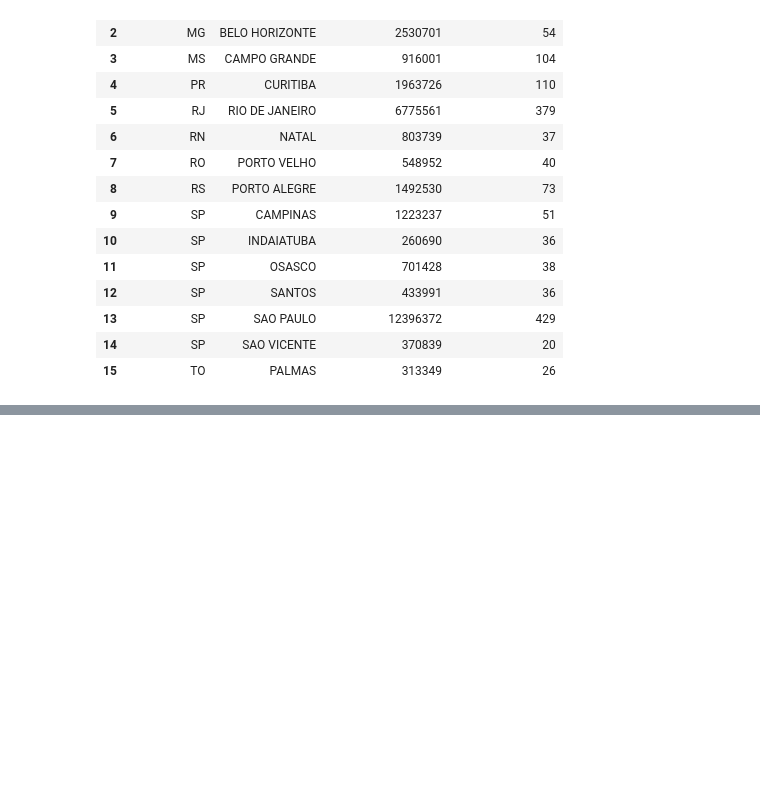
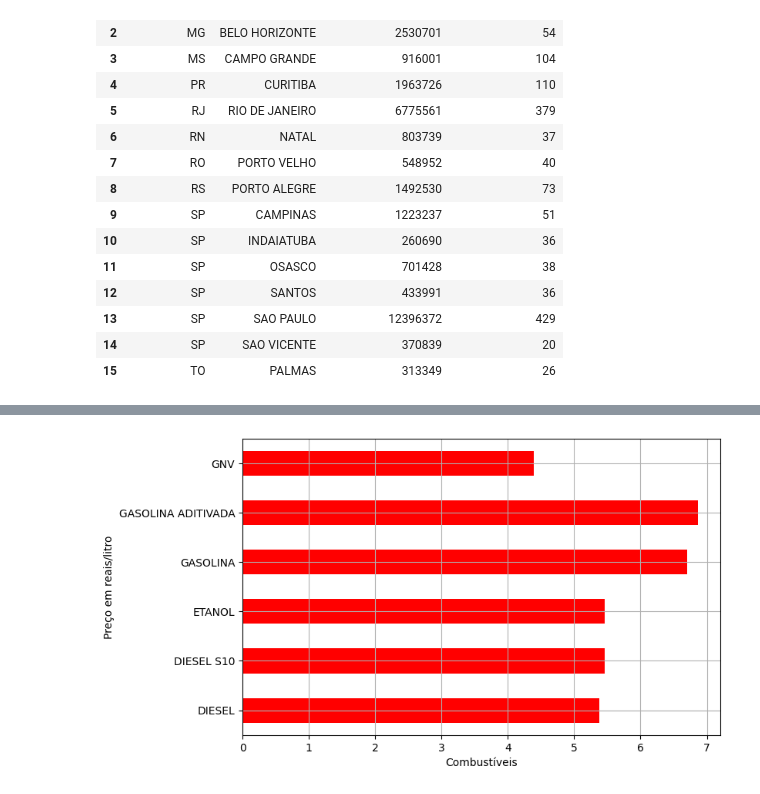
Before and after one commit to Fael3113/Primeiro-Exemplo-em-Pandas, a Jupyter notebook: Segundo exemplo.ipynb, the cells around one changed output, grey strips where cells are left out. Saved outputs shown, nothing was run; the diff lists cells and outputs as text; code cells hidden in the pictures; blank space fills up the shorter version.

```diff
--- a/Segundo exemplo.ipynb
+++ b/Segundo exemplo.ipynb
@@ -263,0 +279,4 @@ display(postos_mp_df)
+# %%
+#Visualizando o consumo médio
+c_media = ca_df['Valor de Venda'].groupby(by=ca_df['Produto']).mean()
+display(c_media)
@@ -263,0 +292,15 @@ display(postos_mp_df)
+# %%
+#Definindo tamanho do gráfico
+plt.figure(figsize=(8,5))
+#Plotando o gráfico
+c_media.plot(
+    kind="barh",
+    xlabel="Combustíveis",
+    ylabel="Preço em reais/litro",
+    color="red"
+)
+#Grid
+plt.grid()
+plt.show()
+# %% [output]
+[figure, added]
```
Also changed, not shown: parts of 3 cells of this notebook.
